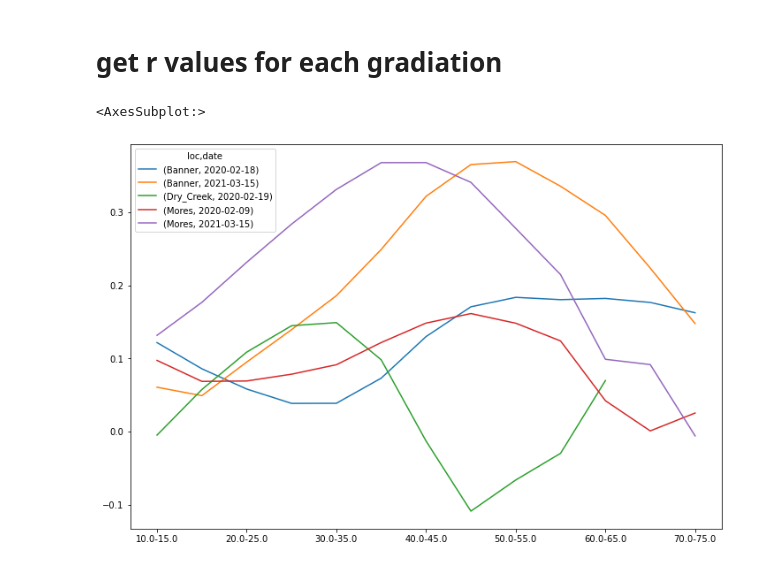
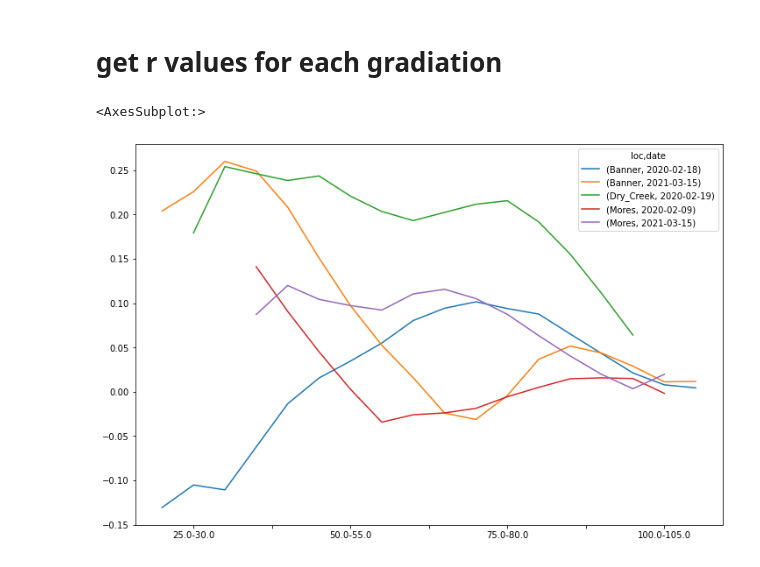
Before and after one commit to ZachHoppinen/uavsar-validation, a Jupyter notebook: src/play/lidar.ipynb, the cells around one changed output. Cells and saved outputs as stored; diff of their text form; code cells hidden in the pictures.

Commit message:
lidar subsets

```diff
--- a/src/play/lidar.ipynb
+++ b/src/play/lidar.ipynb
@@ -113,16 +113,16 @@ for lidar_fp in lidar_dir.glob('*.sd.nc'):
 # %%
 import numpy as np
 import pandas as pd
 import xarray as xr
 import rioxarray as rxa
 from tqdm import tqdm
 
 from pathlib import Path
 from stats import get_stats, clean_xs_ys
 
-df = pd.read_csv('/Users/zachkeskinen/Documents/uavsar-validation/results/lidar-rs/slope.csv', index_col=['stat', 'loc','date'])
+df = pd.read_csv('/Users/zachkeskinen/Documents/uavsar-validation/results/lidar-rs/inc.csv', index_col=['stat', 'loc','date'])
 
 df.loc[('r')].T.rolling(3).mean().plot(figsize = (12,8))
 # %% [output]
 <AxesSubplot:>
-[figure, old version]
+[figure, new version]
```
Also changed, not shown: 6 other files.
